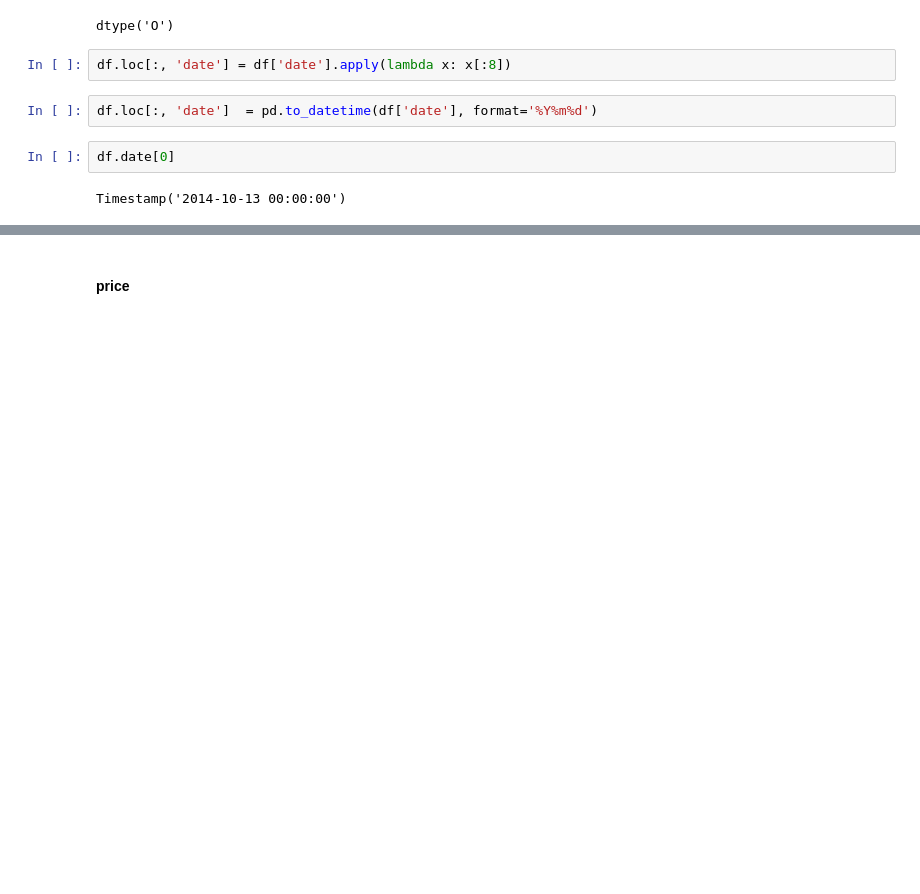
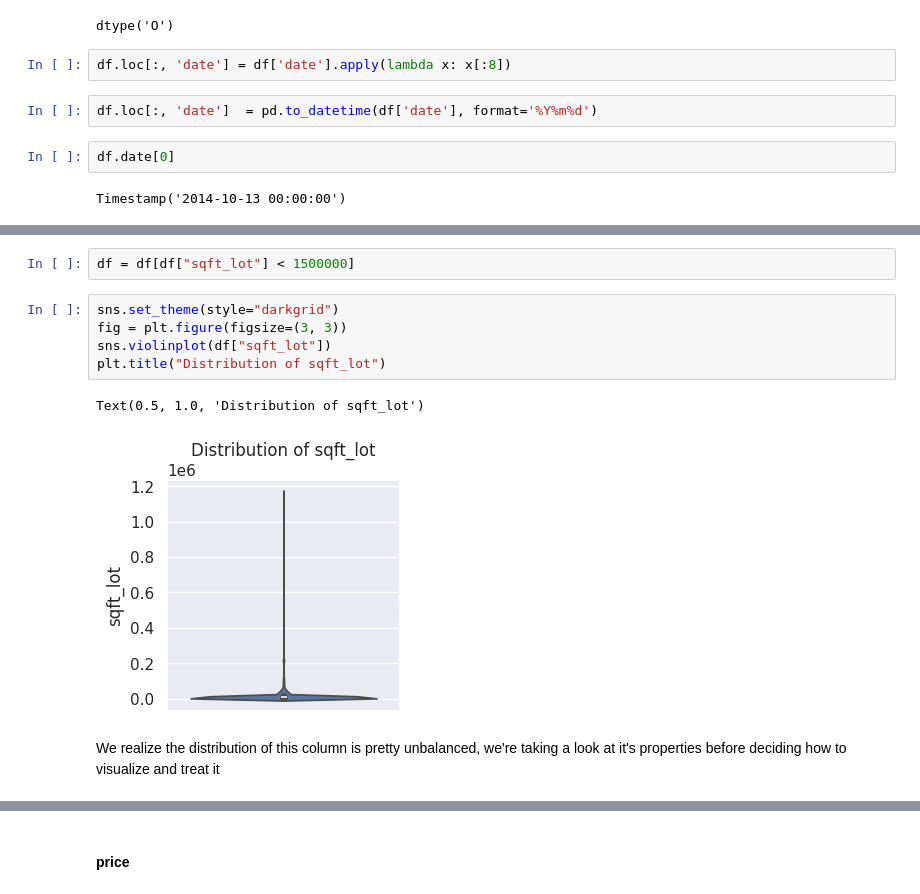
Before and after one commit to julienRactM/apartment-hunter, a Jupyter notebook: main_notebook.ipynb, the cells around one changed output, grey strips where cells are left out. Drawn from its saved outputs; the diff is of its cells as text; blank space fills up the shorter version.

```diff
--- a/main_notebook.ipynb
+++ b/main_notebook.ipynb
@@ -541,0 +595,12 @@ Timestamp('2014-10-13 00:00:00')
+# %%
+df = df[df["sqft_lot"] < 1500000]
+# %%
+sns.set_theme(style="darkgrid")
+fig = plt.figure(figsize=(3, 3))
+sns.violinplot(df["sqft_lot"])
+plt.title("Distribution of sqft_lot")
+# %% [output]
+Text(0.5, 1.0, 'Distribution of sqft_lot')
+[figure, added]
+# %% [markdown]
+We realize the distribution of this column is pretty unbalanced, we're taking a look at it's properties before deciding how to visualize and treat it
```
Also changed, not shown: parts of 70 cells of this notebook, 1 other file.
